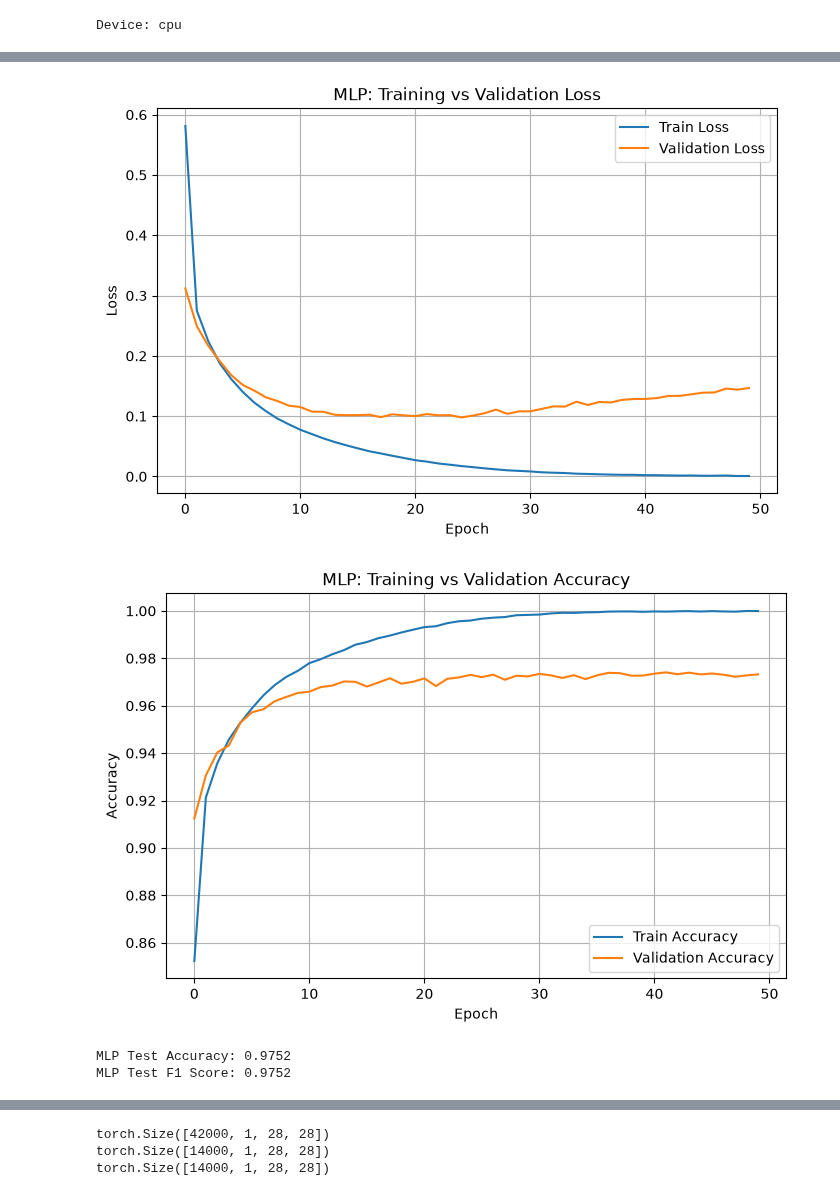
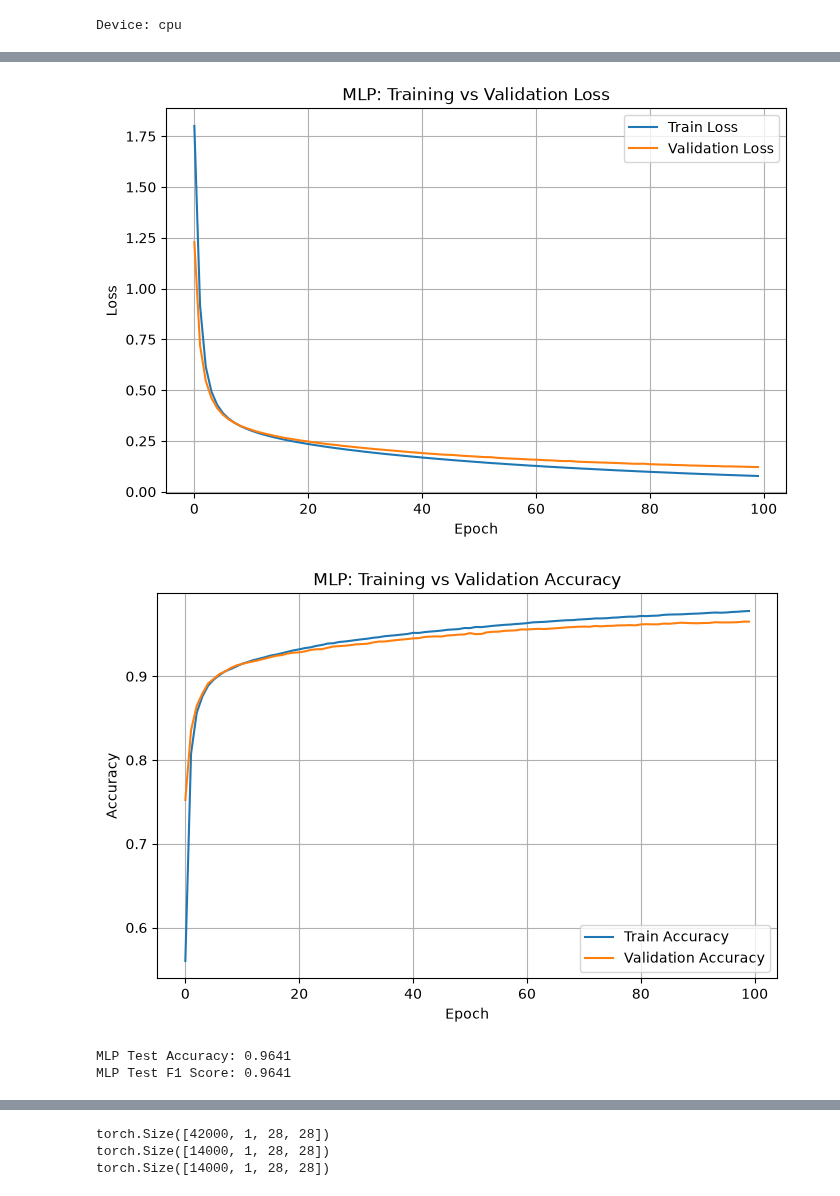
Before and after one commit to RITO20/ju_lab, a Jupyter notebook: ks_lab/exp1/exp_1.ipynb, the cells around one changed output, grey strips where cells are left out. Cells and saved outputs as stored; diff of their text form; code cells hidden in the pictures.

```diff
--- a/ks_lab/exp1/exp_1.ipynb
+++ b/ks_lab/exp1/exp_1.ipynb
@@ -4,4 +4,18 @@ Experiment 1: Implement MLP and CNN for handwritten digit classification. Compar
 Use MNIST dataset. Split into train, val and test sets in the ratio 60: 20:20. Before split sufffle the data.
 # %% [markdown]
 Tune hyperparameters : learning rate, epoch, batch size.
+# %%
+from sklearn.model_selection import train_test_split
+from torchvision import datasets, transforms
+import numpy as np
+
+train_ds = datasets.MNIST(root="./data", train=True, download=True)
+test_ds  = datasets.MNIST(root="./data", train=False, download=True)
+
+X_data = np.concatenate([train_ds.data.numpy(), test_ds.data.numpy()], axis=0)
+Y_data = np.concatenate([train_ds.targets.numpy(), test_ds.targets.numpy()], axis=0)
+# %%
+epochs = 100
+learning_rate = 0.00001
+batch_size = 10
 # %%
@@ -145,13 +149,13 @@ optimizer = torch.optim.Adam(
     lr=learning_rate
 )
 # %%
-epochs = 50
+# epochs = 100
 
-train_losses = []
-val_losses = []
+train_losses_mlp = []
+val_losses_mlp = []
 
-train_accuracies = []
-val_accuracies = []
+train_accuracies_mlp = []
+val_accuracies_mlp = []
 
 for epoch in range(epochs):
 
@@ -226,11 +230,11 @@ for epoch in range(epochs):
     val_accuracy = correct / total
 
     # Store results
-    train_losses.append(train_loss)
-    val_losses.append(val_loss)
+    train_losses_mlp.append(train_loss)
+    val_losses_mlp.append(val_loss)
 
-    train_accuracies.append(train_accuracy)
-    val_accuracies.append(val_accuracy)
+    train_accuracies_mlp.append(train_accuracy)
+    val_accuracies_mlp.append(val_accuracy)
 
     print(
         f"Epoch [{epoch+1}/{epochs}] "
@@ -262,8 +266,8 @@ import matplotlib.pyplot as plt
 
 plt.figure(figsize=(8, 5))
 
-plt.plot(train_losses, label="Train Loss")
-plt.plot(val_losses, label="Validation Loss")
+plt.plot(train_losses_mlp, label="Train Loss")
+plt.plot(val_losses_mlp, label="Validation Loss")
 
 plt.xlabel("Epoch")
 plt.ylabel("Loss")
@@ -273,22 +277,22 @@ plt.legend()
 plt.grid()
 plt.show()
 # %% [output]
-[figure, old version]
+[figure, new version]
 # %%
 plt.figure(figsize=(8, 5))
 
-plt.plot(train_accuracies, label="Train Accuracy")
-plt.plot(val_accuracies, label="Validation Accuracy")
+plt.plot(train_accuracies_mlp, label="Train Accuracy")
+plt.plot(val_accuracies_mlp, label="Validation Accuracy")
 
 plt.xlabel("Epoch")
 plt.ylabel("Accuracy")
 plt.title("MLP: Training vs Validation Accuracy")
 
 plt.legend()
 plt.grid()
 plt.show()
 # %% [output]
-[figure, old version]
+[figure, new version]
 # %%
 from sklearn.metrics import accuracy_score, f1_score
 
@@ -311,22 +315,22 @@ with torch.no_grad():
         all_predictions.extend(predictions.cpu().numpy())
         all_labels.extend(Y_batch.cpu().numpy())
 # %%
-test_accuracy = accuracy_score(
+test_accuracy_mlp = accuracy_score(
     all_labels,
     all_predictions
 )
 
-test_f1 = f1_score(
+test_f1_mlp = f1_score(
     all_labels,
     all_predictions,
     average="weighted"
 )
 
-print(f"MLP Test Accuracy: {test_accuracy:.4f}")
-print(f"MLP Test F1 Score: {test_f1:.4f}")
+print(f"MLP Test Accuracy: {test_accuracy_mlp:.4f}")
+print(f"MLP Test F1 Score: {test_f1_mlp:.4f}")
 # %% [output]
-MLP Test Accuracy: 0.9752
-MLP Test F1 Score: 0.9752
+MLP Test Accuracy: 0.9641
+MLP Test F1 Score: 0.9641
 # %%
 from sklearn.metrics import confusion_matrix
 import seaborn as sns
```
Also changed, not shown: parts of 16 cells of this notebook, 15 other files.
